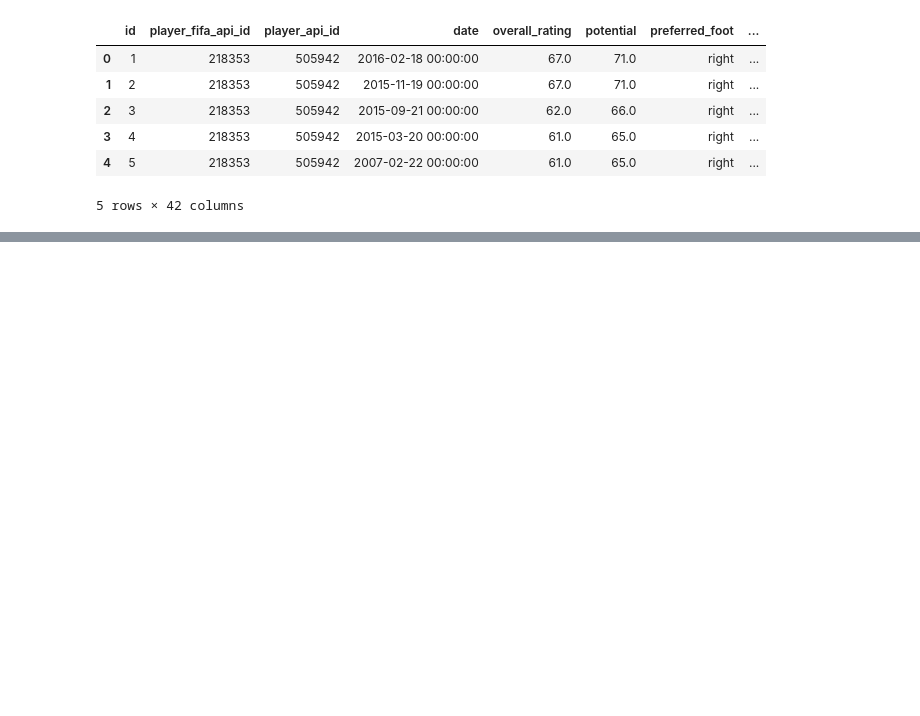
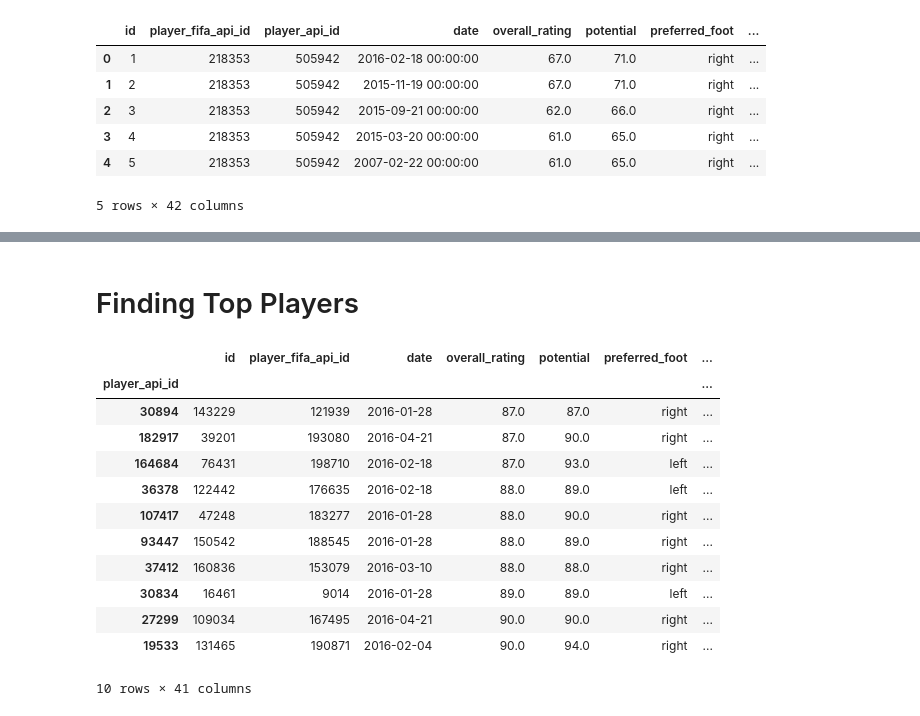
Before and after one commit to abhiksark/Udacity-DataAnalyst-Nanodegree, a Jupyter notebook: football_analysis/EDA.ipynb, the cells around one changed output, grey strips where cells are left out. Cells and saved outputs as stored; diff of their text form; code cells hidden in the pictures; blank space fills up the shorter version.

```diff
--- a/football_analysis/EDA.ipynb
+++ b/football_analysis/EDA.ipynb
@@ -181,0 +217,2 @@ df_player_attributes.head()
+# %%
+df_comb_player =  df_player_attributes
@@ -181,0 +229,23 @@ df_player_attributes.head()
+# %%
+import datetime as dt
+df_comb_player['date'] = pd.to_datetime(df_comb_player['date'])
+# %% [markdown]
+# Finding Top Players
+# %%
+df_comb_player_2016 = df_comb_player[df_comb_player['date'].dt.year == 2016]
+df_comb_player_2016 = df_comb_player_2016.sort_values('date').groupby('player_api_id').last()
+df_comb_player_2016.sort_values('overall_rating').tail(10)
+# %% [output]
+|  | id | player_fifa_api_id | date | overall_rating | potential | preferred_foot | ... |
+| player_api_id |  |  |  |  |  |  | ... |
+| 30894 | 143229 | 121939 | 2016-01-28 | 87.0 | 87.0 | right | ... |
+| 182917 | 39201 | 193080 | 2016-04-21 | 87.0 | 90.0 | right | ... |
+| 164684 | 76431 | 198710 | 2016-02-18 | 87.0 | 93.0 | left | ... |
+| 36378 | 122442 | 176635 | 2016-02-18 | 88.0 | 89.0 | left | ... |
+| 107417 | 47248 | 183277 | 2016-01-28 | 88.0 | 90.0 | right | ... |
+| 93447 | 150542 | 188545 | 2016-01-28 | 88.0 | 89.0 | right | ... |
+| 37412 | 160836 | 153079 | 2016-03-10 | 88.0 | 88.0 | right | ... |
+| 30834 | 16461 | 9014 | 2016-01-28 | 89.0 | 89.0 | left | ... |
+| 27299 | 109034 | 167495 | 2016-04-21 | 90.0 | 90.0 | right | ... |
+| 19533 | 131465 | 190871 | 2016-02-04 | 90.0 | 94.0 | right | ... |
+10 rows × 41 columns
```
Also changed, not shown: parts of 40 cells of this notebook.
